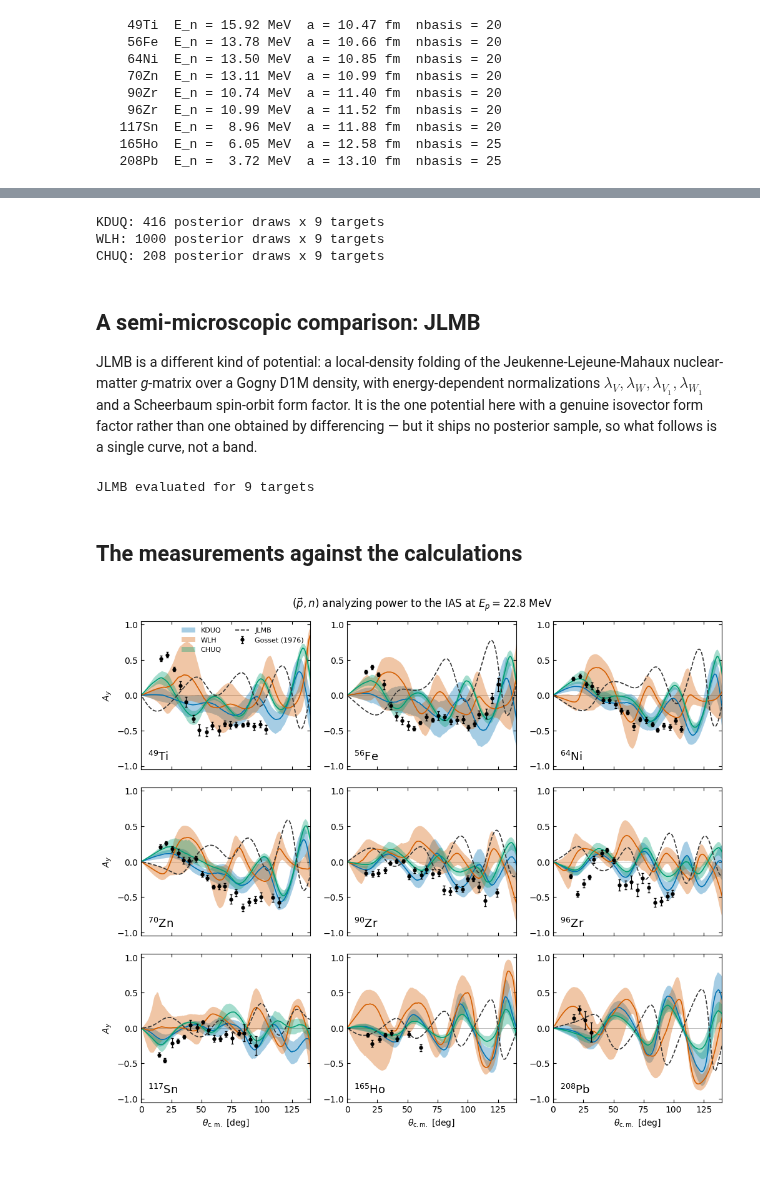
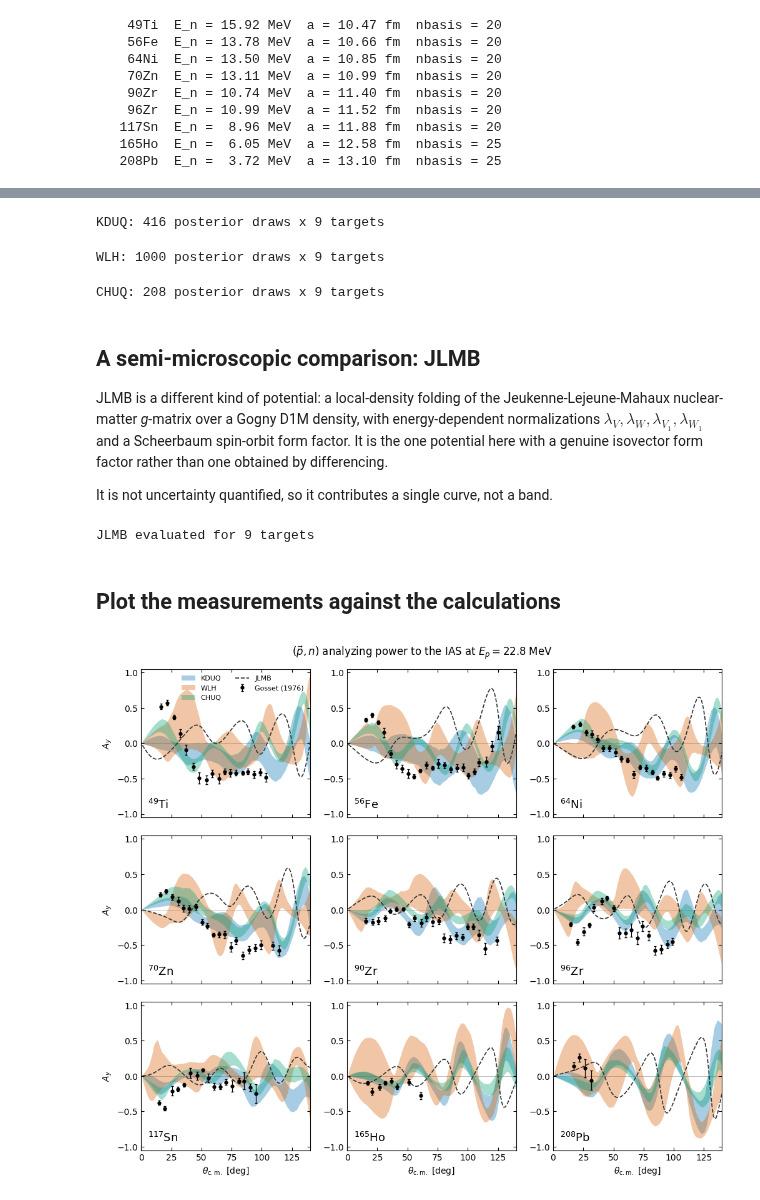
Before and after one commit to beykyle/jitr, a Jupyter notebook: examples/notebooks/qepn_analyzing_power.ipynb, the cells around one changed output, grey strips where cells are left out. Saved outputs shown, nothing was run; the diff lists cells and outputs as text; code cells hidden in the pictures; blank space fills up the shorter version.

```diff
--- a/examples/notebooks/qepn_analyzing_power.ipynb
+++ b/examples/notebooks/qepn_analyzing_power.ipynb
@@ -335,4 +255,6 @@ approximation, and the diagonal potentials may already absorb part of the coupli
 # %%
+from tqdm import tqdm
+
 OMPS = {
     "KDUQ": (
         kduq.KDUQ(PROTON),
@@ -357,7 +279,7 @@ def propagate(omp_p, omp_n, samples_p, samples_n):
         n_draws = min(n_draws, 50)
 
     bands = []
-    for d in datasets:
+    for d in tqdm(datasets):
         workspace = d["workspace"]
         rgrid = workspace.radial_grid()
         Ay = np.zeros((len(ANGLES), n_draws))
@@ -382,17 +304,16 @@ def propagate(omp_p, omp_n, samples_p, samples_n):
             }
         )
     return n_draws, bands
-
-
-predictions = {}
-for name, args in OMPS.items():
-    n_draws, bands = propagate(*args)
-    predictions[name] = bands
-    print(f"{name}: {n_draws} posterior draws x {len(datasets)} targets")
-# %% [output]
-KDUQ: 416 posterior draws x 9 targets
-WLH: 1000 posterior draws x 9 targets
-CHUQ: 208 posterior draws x 9 targets
+# %%
+predictions = {}
+for name, args in OMPS.items():
+    n_draws, bands = propagate(*args)
+    predictions[name] = bands
+    print(f"{name}: {n_draws} posterior draws x {len(datasets)} targets")
+# %% [output]
+KDUQ: 416 posterior draws x 9 targets
+WLH: 1000 posterior draws x 9 targets
+CHUQ: 208 posterior draws x 9 targets
 # %% [markdown]
 ## A semi-microscopic comparison: JLMB
 
@@ -400,7 +321,9 @@ JLMB is a different kind of potential: a local-density folding of the Jeukenne-L
 nuclear-matter *g*-matrix over a Gogny D1M density, with energy-dependent normalizations
 $\lambda_V, \lambda_W, \lambda_{V_1}, \lambda_{W_1}$ and a Scheerbaum spin-orbit form factor. It is
 the one potential here with a genuine isovector form factor rather than one obtained by
-differencing — but it ships no posterior sample, so what follows is a single curve, not a band.
+differencing.
+
+It is not uncertainty quantified, so it contributes a single curve, not a band.
 # %%
 def jlmb_potentials(d):
     workspace = d["workspace"]
@@ -459,7 +382,7 @@ print(f"JLMB evaluated for {len(jlmb)} targets")
 # %% [output]
 JLMB evaluated for 9 targets
 # %% [markdown]
-## The measurements against the calculations
+## Plot the measurements against the calculations
 # %%
 BANDS = {"KDUQ": "#0072B2", "WLH": "#D55E00", "CHUQ": "#009E73"}
 JLMB_INK = "#333333"
@@ -479,32 +402,32 @@ def grid_figure(ylabel):
         for side in ax.spines.values():
             side.set_linewidth(0.8)
     return fig, axes
 
 
 fig, axes = grid_figure(r"$A_y$")
 for i, (ax, d, curve) in enumerate(zip(axes.flat, datasets, jlmb, strict=True)):
     for name, color in BANDS.items():
         lo, hi = predictions[name][i]["Ay"]
         ax.fill_between(angles_deg, lo, hi, color=color, alpha=0.35, lw=0, label=name)
-        ax.plot(angles_deg, predictions[name][i]["Ay_median"], color=color, lw=1.2)
+        #ax.plot(angles_deg, predictions[name][i]["Ay_median"], color=color, lw=1.2)
     ax.plot(angles_deg, curve.Ay, color=JLMB_INK, lw=1.2, ls="--", label="JLMB")
     ax.errorbar(
         d["theta"],
         d["Ay"],
         yerr=d["Ay_err"],
         fmt="o",
         ms=3.5,
         color="k",
         lw=0.9,
         capsize=1.5,
         label="Gosset (1976)",
     )
     ax.axhline(0.0, color="0.75", lw=0.7, zorder=0)
     ax.set_ylim(-1.05, 1.05)
     ax.text(0.04, 0.06, d["label"], transform=ax.transAxes, fontsize=13)
 
 axes[0, 0].legend(loc="upper right", fontsize=8, frameon=False, ncols=2)
 fig.suptitle(r"$(\vec{p},n)$ analyzing power to the IAS at $E_p = 22.8$ MeV", y=0.92)
 plt.show()
 # %% [output]
-[figure, old version]
+[figure, new version]
```
Also changed, not shown: parts of 14 cells of this notebook, 2 other files.
